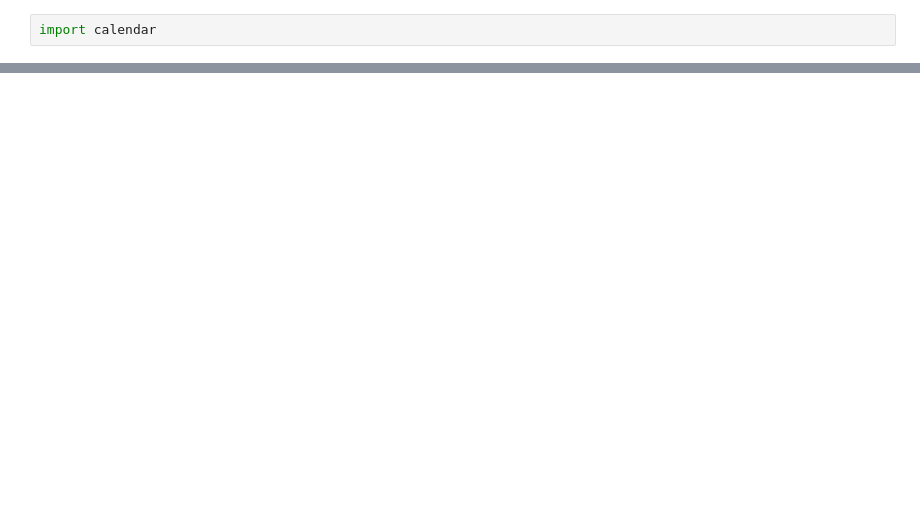
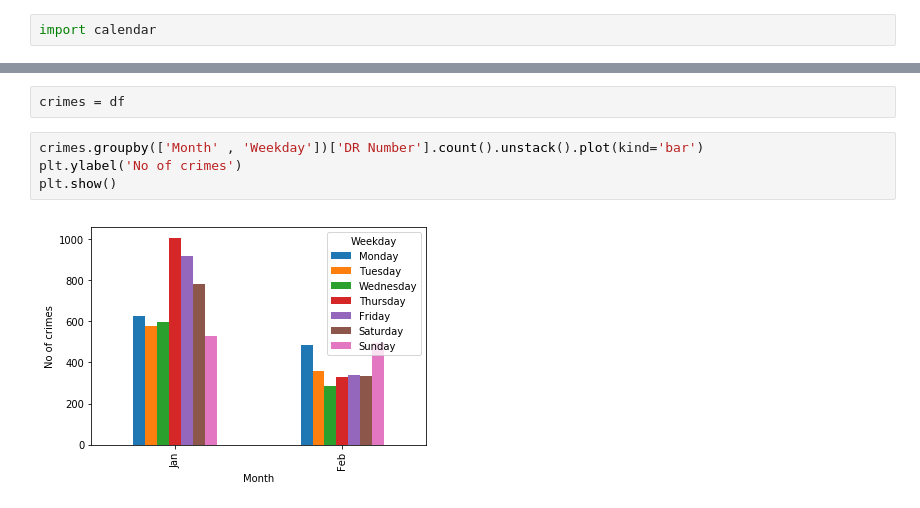
Before and after one commit to mgoodarzii/Analyzing-Crime-with-Python, a Jupyter notebook: Analyzing-Crime-with-Python.ipynb, the cells around one changed output, grey strips where cells are left out. Saved outputs shown, nothing was run; the diff lists cells and outputs as text; blank space fills up the shorter version.

```diff
--- a/Analyzing-Crime-with-Python.ipynb
+++ b/Analyzing-Crime-with-Python.ipynb
@@ -80,0 +52,8 @@ See the caveats in the documentation: http://pandas.pydata.org/pandas-docs/stabl
+# %%
+crimes = df
+# %%
+crimes.groupby(['Month' , 'Weekday'])['DR Number'].count().unstack().plot(kind='bar')
+plt.ylabel('No of crimes')
+plt.show()
+# %% [output]
+[figure, added]
```
Also changed, not shown: parts of 15 cells of this notebook.
